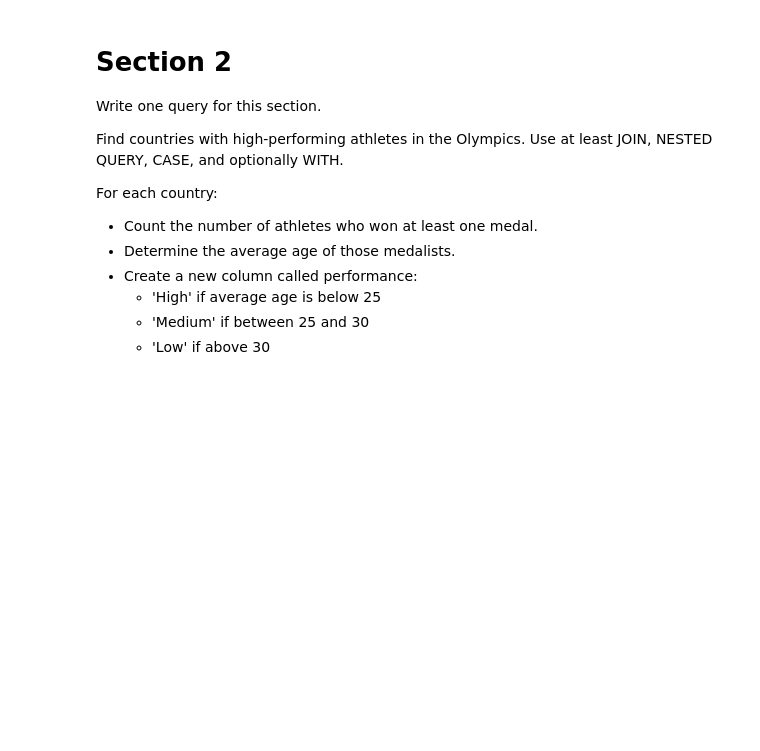
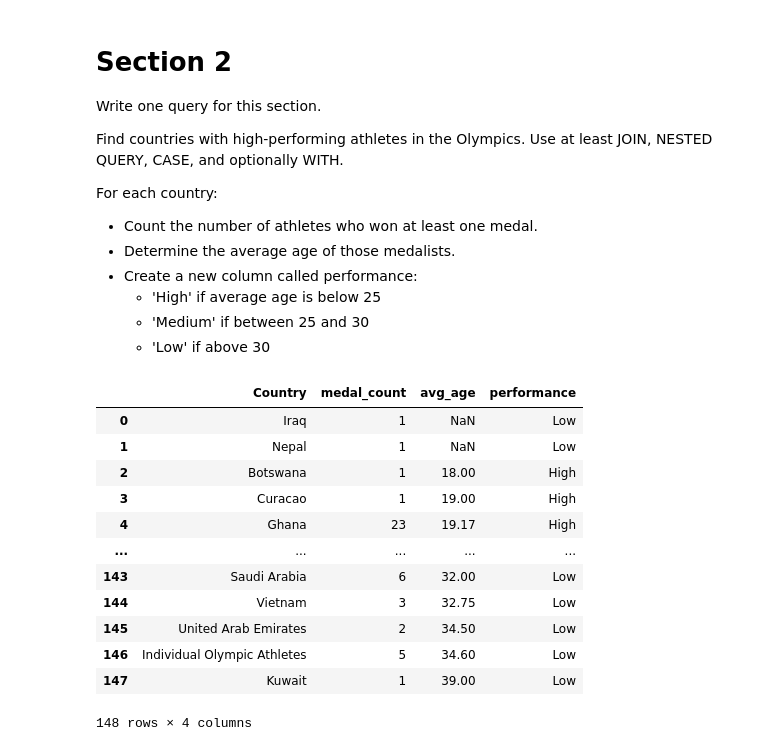
Before and after one commit to georgemark1024/kamilimu_assignments, a Jupyter notebook: sql/task.ipynb, the cells around one changed output. Saved outputs shown, nothing was run; the diff lists cells and outputs as text; code cells hidden in the pictures; blank space fills up the shorter version.

```diff
--- a/sql/task.ipynb
+++ b/sql/task.ipynb
@@ -307,3 +282,42 @@ For each country:
     - 'High' if average age is below 25
     - 'Medium' if between 25 and 30
     - 'Low' if above 30
+# %%
+pd.read_sql(
+    """
+    SELECT
+        r.region AS Country,
+        medal_stats.medal_count,
+        medal_stats.avg_age,
+        CASE
+            WHEN medal_stats.avg_age < 25 THEN 'High'
+            WHEN medal_stats.avg_age BETWEEN 25 AND 30 THEN 'Medium'
+            ELSE 'Low'
+        END AS performance
+    FROM (
+        SELECT
+            NOC,
+            COUNT(DISTINCT ID) AS medal_count,
+            ROUND(AVG(Age), 2) AS avg_age
+        FROM athletes_table
+        WHERE Medal IS NOT NULL
+        GROUP BY NOC
+    ) medal_stats
+    JOIN regions_table r ON medal_stats.NOC = r.NOC
+    ORDER BY medal_stats.avg_age
+    """, conn
+)
+# %% [output]
+|  | Country | medal_count | avg_age | performance |
+| 0 | Iraq | 1 | NaN | Low |
+| 1 | Nepal | 1 | NaN | Low |
+| 2 | Botswana | 1 | 18.00 | High |
+| 3 | Curacao | 1 | 19.00 | High |
+| 4 | Ghana | 23 | 19.17 | High |
+| ... | ... | ... | ... | ... |
+| 143 | Saudi Arabia | 6 | 32.00 | Low |
+| 144 | Vietnam | 3 | 32.75 | Low |
+| 145 | United Arab Emirates | 2 | 34.50 | Low |
+| 146 | Individual Olympic Athletes | 5 | 34.60 | Low |
+| 147 | Kuwait | 1 | 39.00 | Low |
+148 rows × 4 columns
```
Also changed, not shown: parts of 3 cells of this notebook, 1 other file.
